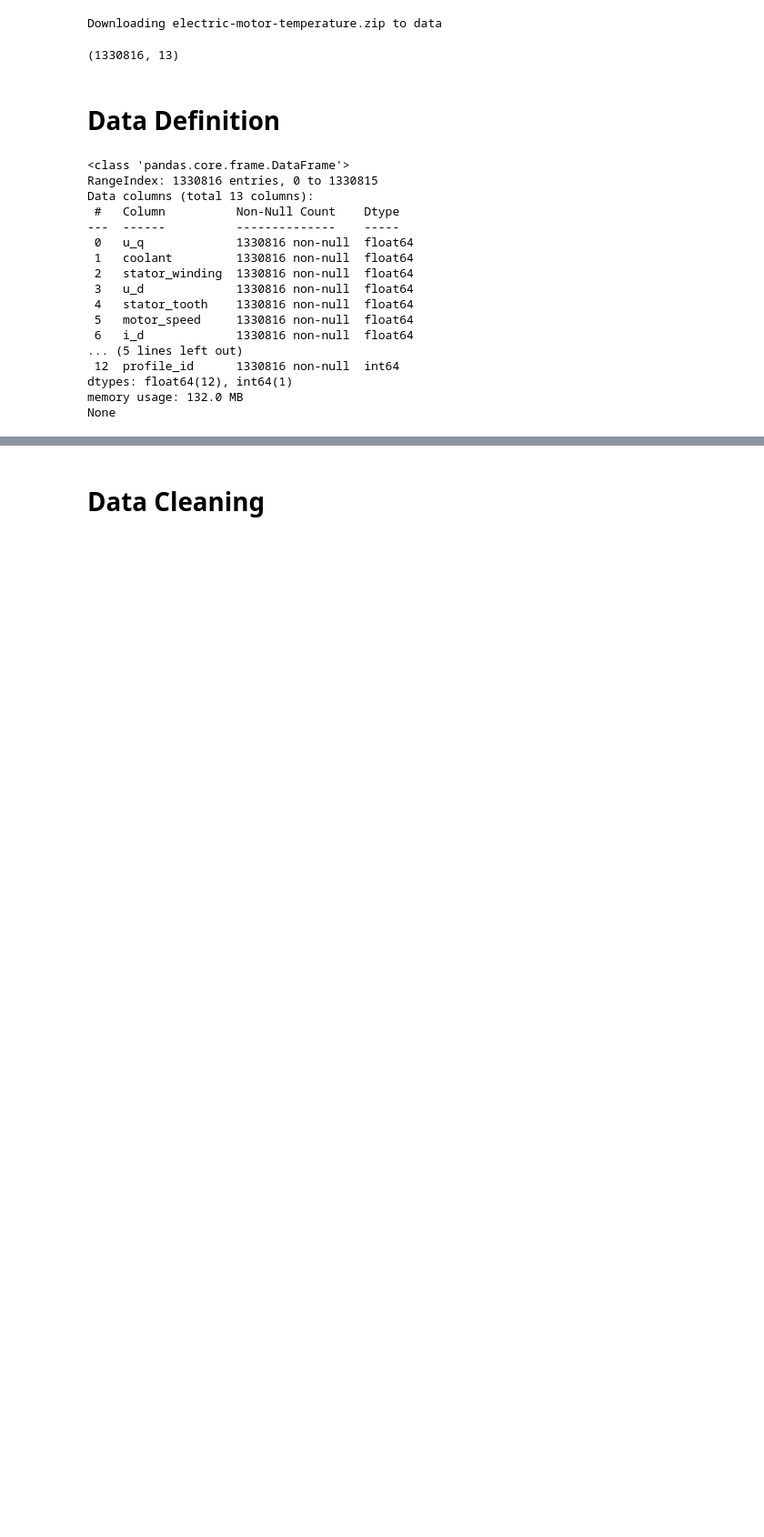
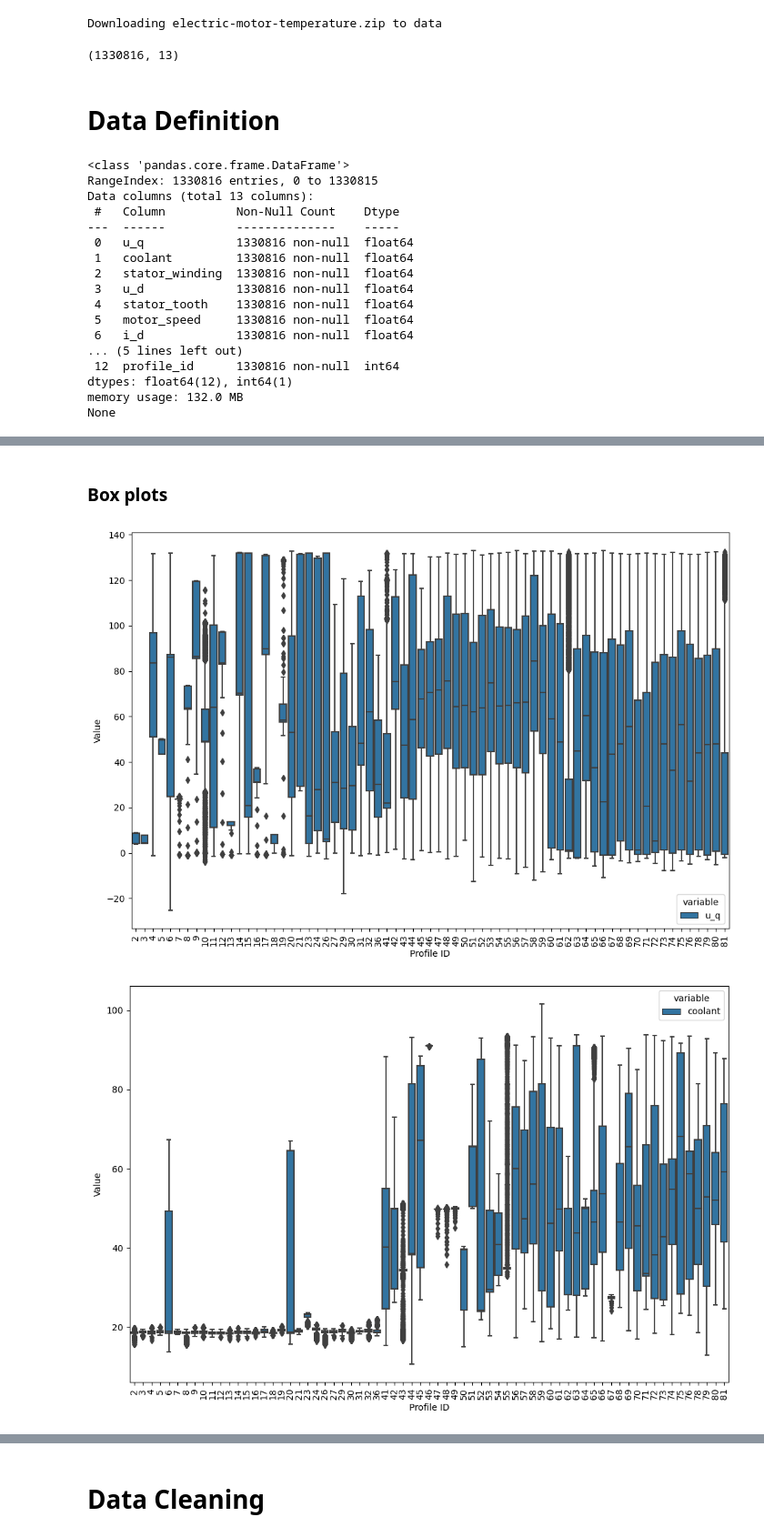
Before and after one commit to jesseingraham/DataScienceCapstoneTwo, a Jupyter notebook: notebooks/01_Data_Wrangling.ipynb, the cells around one changed output, grey strips where cells are left out. Shown at 91% size. Saved outputs shown, nothing was run; the diff lists cells and outputs as text; code cells hidden in the pictures; blank space fills up the shorter version.

```diff
--- a/notebooks/01_Data_Wrangling.ipynb
+++ b/notebooks/01_Data_Wrangling.ipynb
@@ -109,0 +117,17 @@ plt.show()
+# %% [markdown]
+### Box plots
+# %%
+# Melt dataframe by var
+def melt_by_profile_id(df, var):
+    return pd.melt(df[['profile_id', var]], id_vars=['profile_id'], value_vars=None, var_name=None, value_name='value')
+# %%
+# View box plots of variable data by profile_id
+for var in data.columns[~data.columns.isin(['profile_id'])]:
+    plt.subplots(figsize=(12, 8))
+    sns.boxplot(x='profile_id', y='value', hue='variable', data=melt_by_profile_id(data, var))
+    plt.xticks(rotation='vertical')
+    plt.ylabel('Value')
+    plt.xlabel('Profile ID')
+# %% [output]
+[figure, added]
+[figure, added]
```
Also changed, not shown: parts of 11 cells of this notebook.
